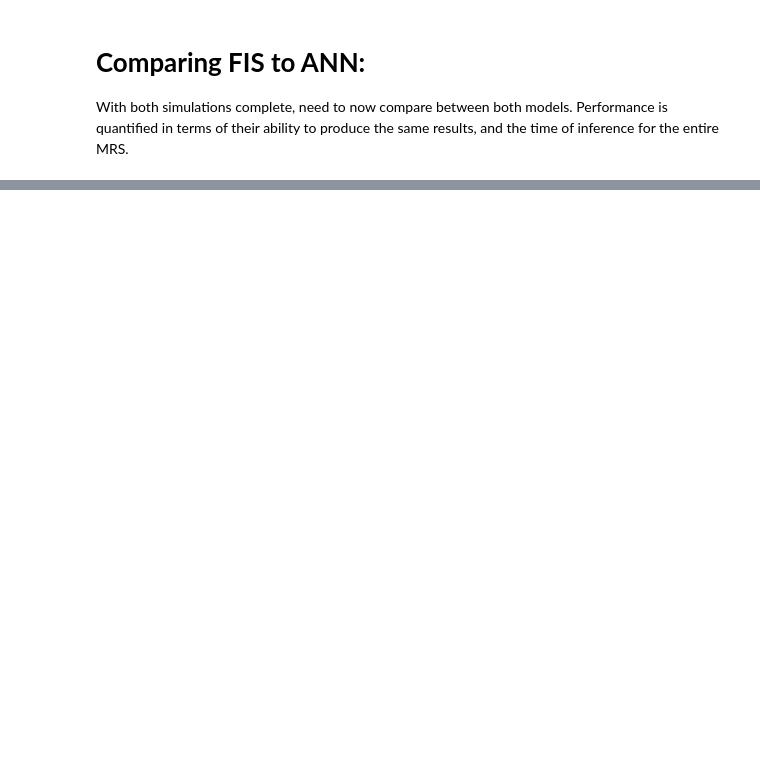
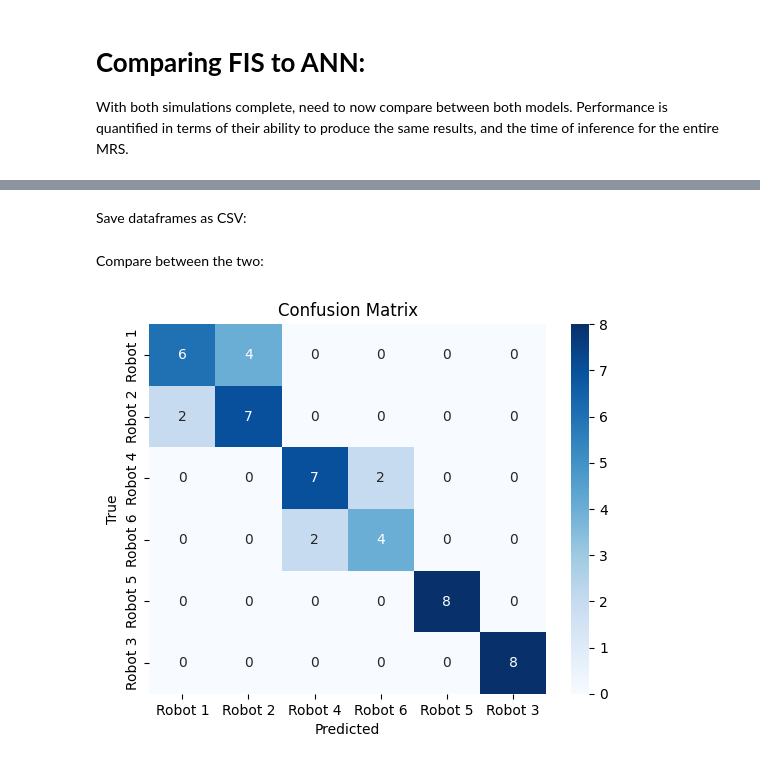
Before and after one commit to TME-6015-Programming-Project/main, a Jupyter notebook: FIS_and_Downstream/TME6015_Downstream.ipynb, the cells around one changed output, grey strips where cells are left out. Saved outputs shown, nothing was run; the diff lists cells and outputs as text; code cells hidden in the pictures; blank space fills up the shorter version.

```diff
--- a/FIS_and_Downstream/TME6015_Downstream.ipynb
+++ b/FIS_and_Downstream/TME6015_Downstream.ipynb
@@ -430,0 +433,7 @@ With both simulations complete, need to now compare between both models. Perform
+# %%
+# turn values to pandas dataframe:
+
+ANN_results = pd.DataFrame(ann_allocations, columns = ['Winning Robot', 'Inference Time', 'Suitability'])
+FIS_results = pd.DataFrame(fis_allocations, columns = ['Winning Robot', 'Inference Time', 'Suitability'])
+
+ANN_results.tail()
@@ -430,0 +456,2 @@ With both simulations complete, need to now compare between both models. Perform
+# %% [markdown]
+Save dataframes as CSV:
@@ -430,0 +461,22 @@ With both simulations complete, need to now compare between both models. Perform
+# %% [markdown]
+Compare between the two:
+# %%
+from sklearn.metrics import accuracy_score, confusion_matrix, classification_report
+import seaborn as sns
+
+# get labels from both:
+FIS_labels = FIS_results['Winning Robot']
+ANN_labels = ANN_results['Winning Robot']
+
+# accuracy:
+accuracy = accuracy_score(FIS_labels, ANN_labels)
+
+# confusion matrix:
+cm = confusion_matrix(FIS_labels, ANN_labels)
+sns.heatmap(cm, annot=True, fmt='d', cmap='Blues', xticklabels=FIS_results['Winning Robot'].unique(), yticklabels=FIS_results['Winning Robot'].unique())
+plt.xlabel('Predicted')
+plt.ylabel('True')
+plt.title('Confusion Matrix')
+plt.show()
+# %% [output]
+[figure, added]
```
Also changed, not shown: parts of 13 cells of this notebook, 3 other files.
